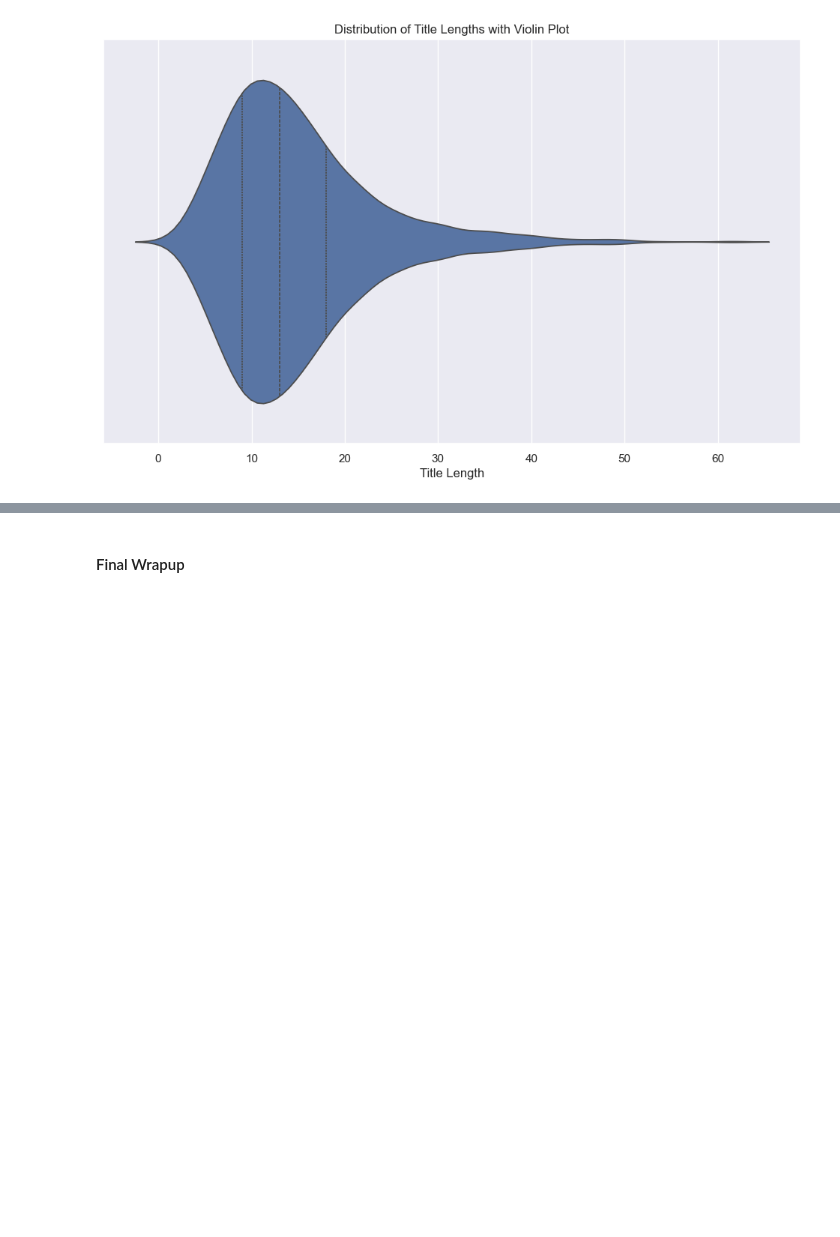
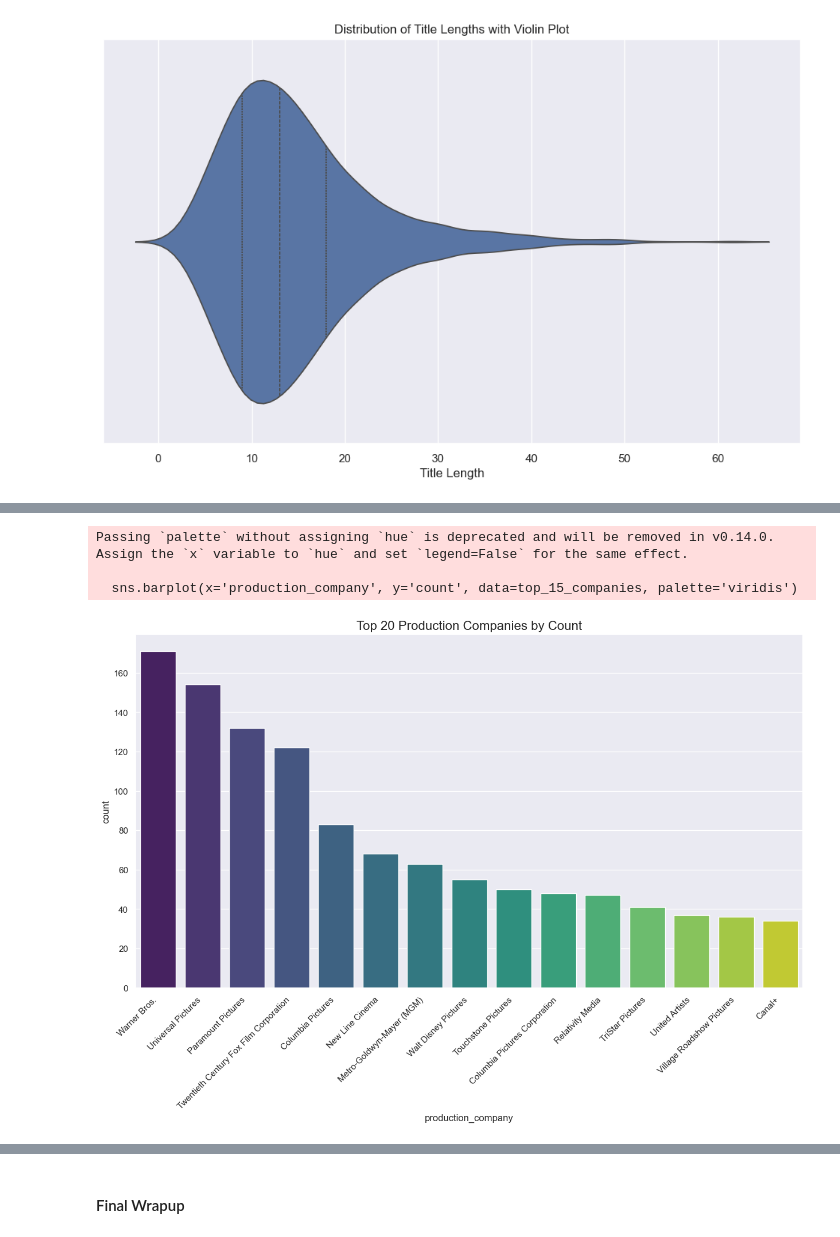
Before and after one commit to aatmiyasilwal/FITE3010-Kaggle-Competition, a Jupyter notebook: FITE3010_Kaggle_Pipeline.ipynb, the cells around one changed output, grey strips where cells are left out. Drawn from its saved outputs; the diff is of its cells as text; code cells hidden in the pictures; blank space fills up the shorter version.

```diff
--- a/FITE3010_Kaggle_Pipeline.ipynb
+++ b/FITE3010_Kaggle_Pipeline.ipynb
@@ -213,0 +290,42 @@ plt.show()
+# %%
+#extract dictionary information
+train['production_companies'] = train['production_companies'].apply(lambda x: ast.literal_eval(x) if isinstance(x, str) else x)
+test['production_companies'] = test['production_companies'].apply(lambda x: ast.literal_eval(x) if isinstance(x, str) else x)
+
+train['production_company_names'] = train['production_companies'].apply(lambda x: [company['name'] for company in x] if isinstance(x, list) else [])
+test['production_company_names'] = test['production_companies'].apply(lambda x: [company['name'] for company in x] if isinstance(x, list) else [])
+
+# count occurrences
+company_counts = train['production_company_names'].explode().value_counts()
+
+#assign scores based on counts
+scores = pd.DataFrame(company_counts).reset_index()
+scores.columns = ['production_company', 'count']
+scores['score'] = scores['count'].rank(method='min', ascending=False)
+
+#create a mapping of and calculate mean score
+score_mapping = scores.set_index('production_company')['score'].to_dict()
+
+train['production_company_score'] = train['production_company_names'].apply(
+    lambda companies: np.mean([score_mapping.get(company, 0) for company in companies]) if companies else np.nan
+)
+
+test['production_company_score'] = test['production_company_names'].apply(
+    lambda companies: np.mean([score_mapping.get(company, 0) for company in companies]) if companies else np.nan
+)
+# %%
+top_15_companies = scores.nlargest(15, 'count')
+
+sns.barplot(x='production_company', y='count', data=top_15_companies, palette='viridis')
+
+plt.xticks(rotation=45, ha='right')
+plt.title('Top 20 Production Companies by Count', fontsize=16)
+plt.show()
+
+train.drop(['production_companies', 'production_company_names'], axis=1, inplace=True)
+test.drop(['production_companies', 'production_company_names'], axis=1, inplace=True)
+# %% [output]
+Passing `palette` without assigning `hue` is deprecated and will be removed in v0.14.0. Assign the `x` variable to `hue` and set `legend=False` for the same effect.
+
+  sns.barplot(x='production_company', y='count', data=top_15_companies, palette='viridis')
+[figure, added]
```
Also changed, not shown: parts of 20 cells of this notebook, 1 other file.
